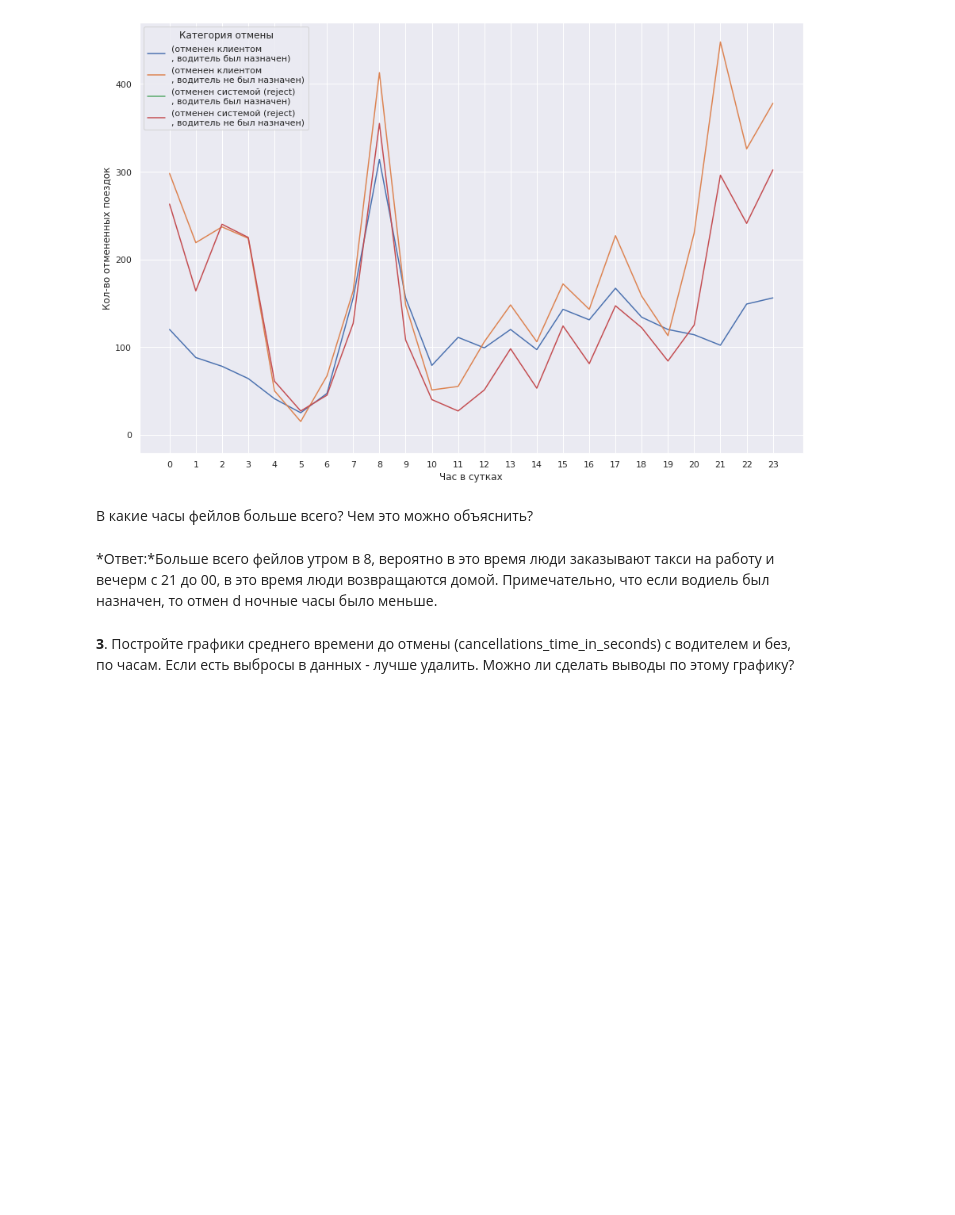
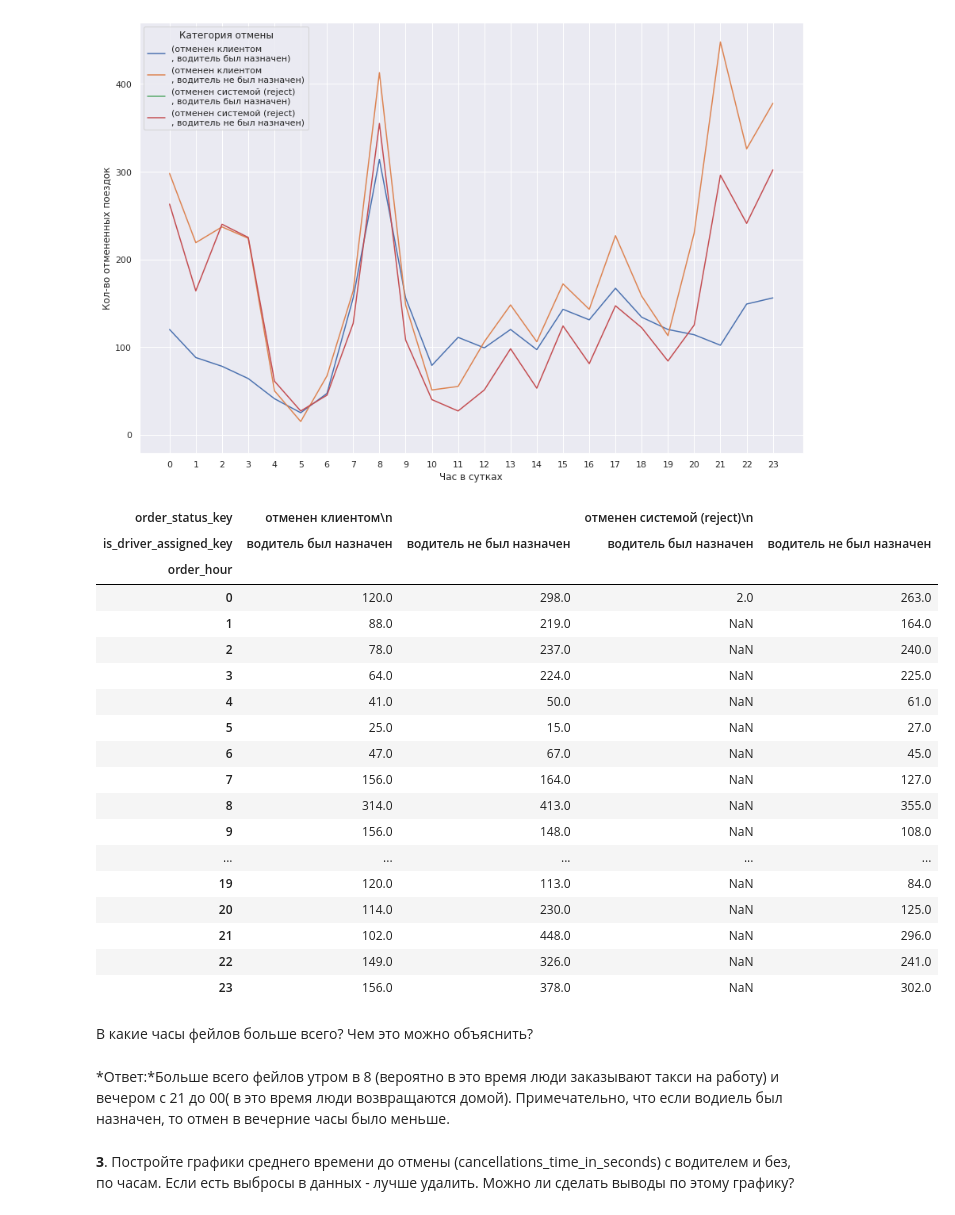
Before and after one commit to bebyakinb/test_assignments-Analyst-, a Jupyter notebook: gett/matching_home_assignment_for_candidates.ipynb, the cells around one changed output. Saved outputs shown, nothing was run; the diff lists cells and outputs as text; code cells hidden in the pictures; blank space fills up the shorter version.

```diff
--- a/gett/matching_home_assignment_for_candidates.ipynb
+++ b/gett/matching_home_assignment_for_candidates.ipynb
@@ -158,11 +158,33 @@ plt.xticks(np.arange(24))
 plt.show()
 # %% [output]
 [figure]
+# %%
+pt
+# %% [output]
+| order_status_key | отменен клиентом\n |  | отменен системой (reject)\n |  |
+| is_driver_assigned_key | водитель был назначен | водитель не был назначен | водитель был назначен | водитель не был назначен |
+| order_hour |  |  |  |  |
+| 0 | 120.0 | 298.0 | 2.0 | 263.0 |
+| 1 | 88.0 | 219.0 | NaN | 164.0 |
+| 2 | 78.0 | 237.0 | NaN | 240.0 |
+| 3 | 64.0 | 224.0 | NaN | 225.0 |
+| 4 | 41.0 | 50.0 | NaN | 61.0 |
+| 5 | 25.0 | 15.0 | NaN | 27.0 |
+| 6 | 47.0 | 67.0 | NaN | 45.0 |
+| 7 | 156.0 | 164.0 | NaN | 127.0 |
+| 8 | 314.0 | 413.0 | NaN | 355.0 |
+| 9 | 156.0 | 148.0 | NaN | 108.0 |
+| ... | ... | ... | ... | ... |
+| 19 | 120.0 | 113.0 | NaN | 84.0 |
+| 20 | 114.0 | 230.0 | NaN | 125.0 |
+| 21 | 102.0 | 448.0 | NaN | 296.0 |
+| 22 | 149.0 | 326.0 | NaN | 241.0 |
+| 23 | 156.0 | 378.0 | NaN | 302.0 |
 # %% [markdown]
 В какие часы фейлов больше всего? Чем это можно объяснить?
 # %% [markdown]
 
-*Ответ:*Больше всего фейлов утром в 8, вероятно в это время люди заказывают такси на работу и вечерм с 21 до 00, в это время люди возвращаются домой. Примечательно, что если водиель был назначен, то отмен d ночные часы было меньше.
+*Ответ:*Больше всего фейлов утром в 8 (вероятно в это время люди заказывают такси на работу) и вечером с 21 до 00( в это время люди возвращаются домой). Примечательно, что если водиель был назначен, то отмен в вечерние часы было меньше.
 # %% [markdown]
 **3**. Постройте графики среднего времени до отмены (cancellations_time_in_seconds) с водителем и без, по часам. Если есть выбросы в данных - лучше удалить. Можно ли сделать выводы по этому графику?
 # %%
```
Also changed, not shown: parts of 10 cells of this notebook.
